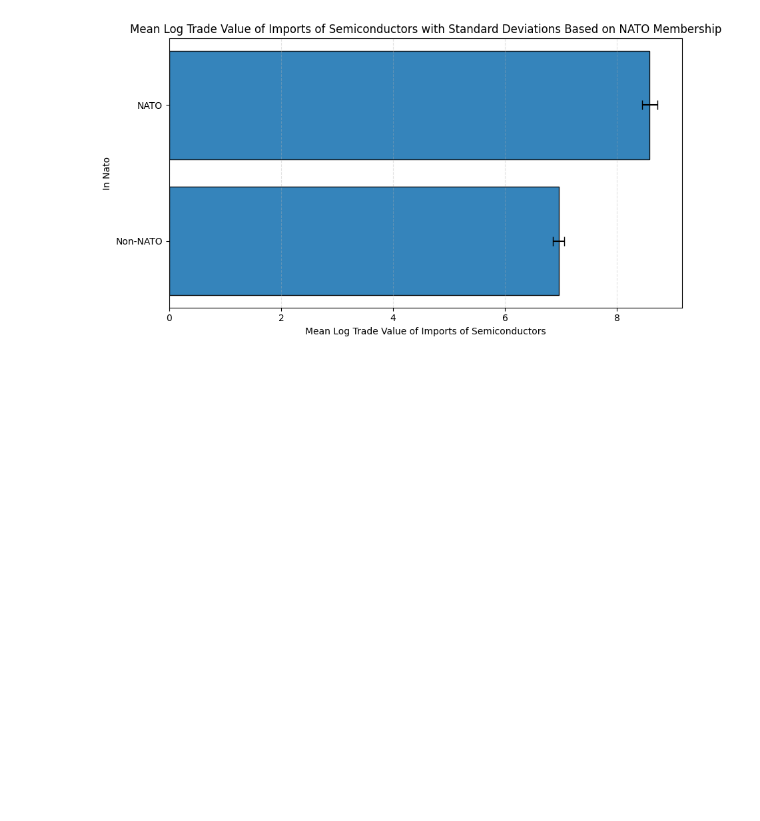
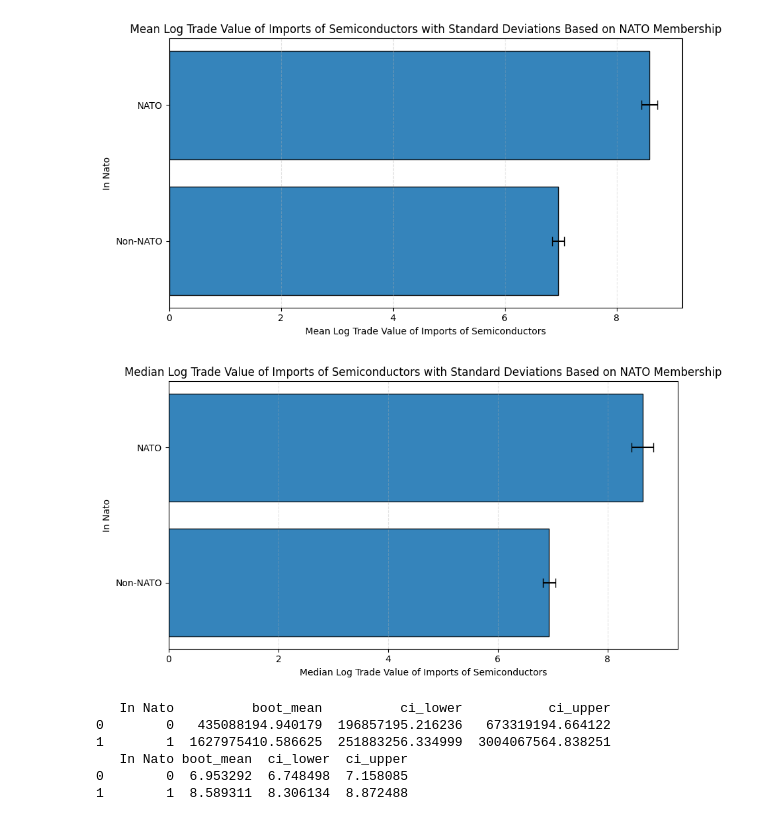
Before and after one commit to past6301/final-project-631, a Jupyter notebook: hypothesis-test-assignment.ipynb, the cells around one changed output. Cells and saved outputs as stored; diff of their text form; code cells hidden in the pictures; blank space fills up the shorter version.

```diff
--- a/hypothesis-test-assignment.ipynb
+++ b/hypothesis-test-assignment.ipynb
@@ -330,3 +380,42 @@ plt.tight_layout()
 plt.show()
 # %% [output]
 [figure]
+# %%
+plot_data = boot_log_data[['In Nato', 'boot_median', 'boot_median_se']].copy()
+plot_data['boot_se'] = pd.to_numeric(plot_data['boot_median_se'])
+plot_data = plot_data.sort_values('boot_median')
+fig, ax = plt.subplots(figsize=(9, 5))
+ax.barh(
+    y=plot_data['In Nato'],
+    width=plot_data['boot_median'],
+    xerr=plot_data['boot_median_se'],
+    edgecolor='black',
+    alpha=0.9,
+    capsize=5,
+)
+ax.set_xlabel('Median Log Trade Value of Imports of Semiconductors')
+ax.set_ylabel('In Nato')
+ax.set_title('Median Log Trade Value of Imports of Semiconductors with Standard Deviations Based on NATO Membership')
+ax.grid(axis='x', linestyle='--', alpha=0.35)
+ax.set_yticks([0, 1])
+ax.set_yticklabels(['Non-NATO', 'NATO'])
+plt.tight_layout()
+plt.show()
+# %% [output]
+[figure, added]
+# %%
+boot_data['ci_lower'] = boot_data['boot_mean'] - 1.96 * boot_data['boot_se'].astype(float)
+boot_data['ci_upper'] = boot_data['boot_mean'] + 1.96 * boot_data['boot_se'].astype(float)
+
+boot_log_data['ci_lower'] = boot_log_data['boot_mean'] - 1.96 * boot_log_data['boot_se'].astype(float)
+boot_log_data['ci_upper'] = boot_log_data['boot_mean'] + 1.96 * boot_log_data['boot_se'].astype(float)
+
+print(boot_data[['In Nato', 'boot_mean', 'ci_lower', 'ci_upper']])
+print(boot_log_data[['In Nato', 'boot_mean', 'ci_lower', 'ci_upper']])
+# %% [output]
+   In Nato          boot_mean          ci_lower           ci_upper
+0        0   435088194.940179  196857195.216236   673319194.664122
+1        1  1627975410.586625  251883256.334999  3004067564.838251
+   In Nato boot_mean  ci_lower  ci_upper
+0        0  6.953292  6.748498  7.158085
+1        1  8.589311  8.306134  8.872488
```
Also changed, not shown: parts of 11 cells of this notebook, 1 other file.
